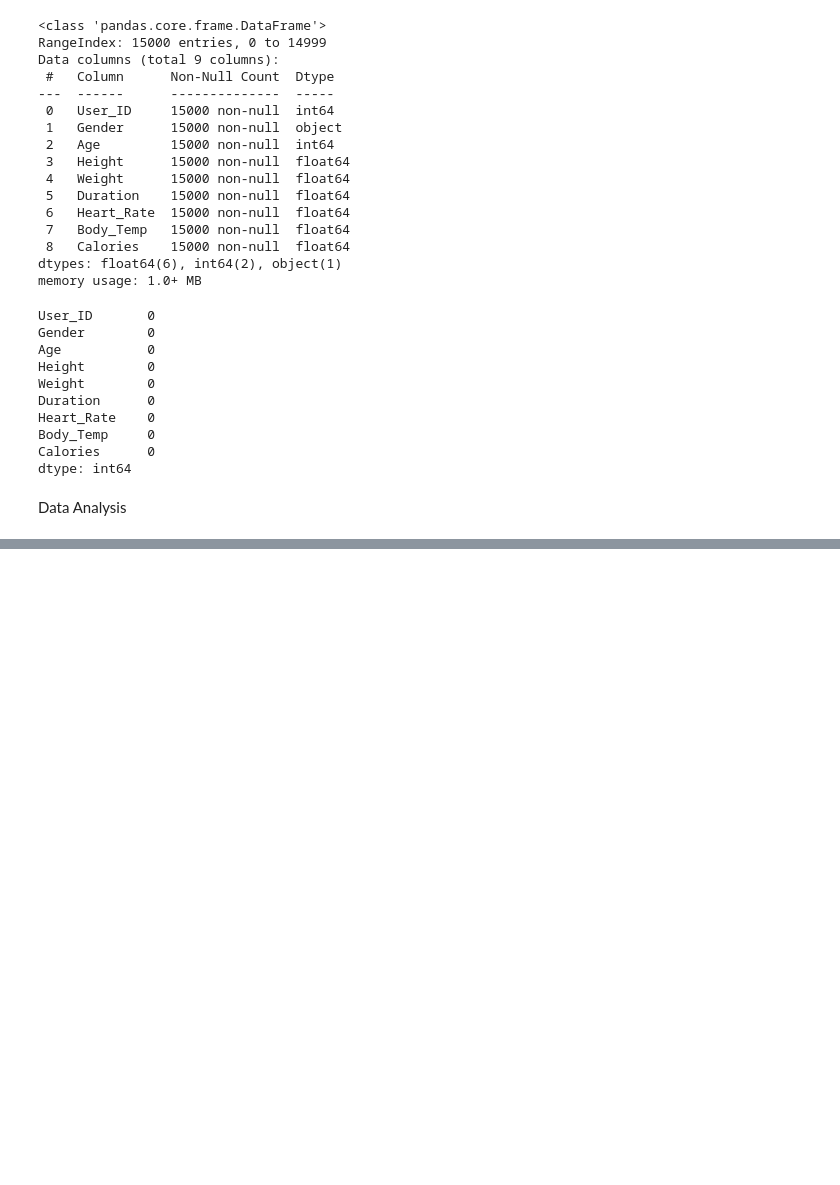
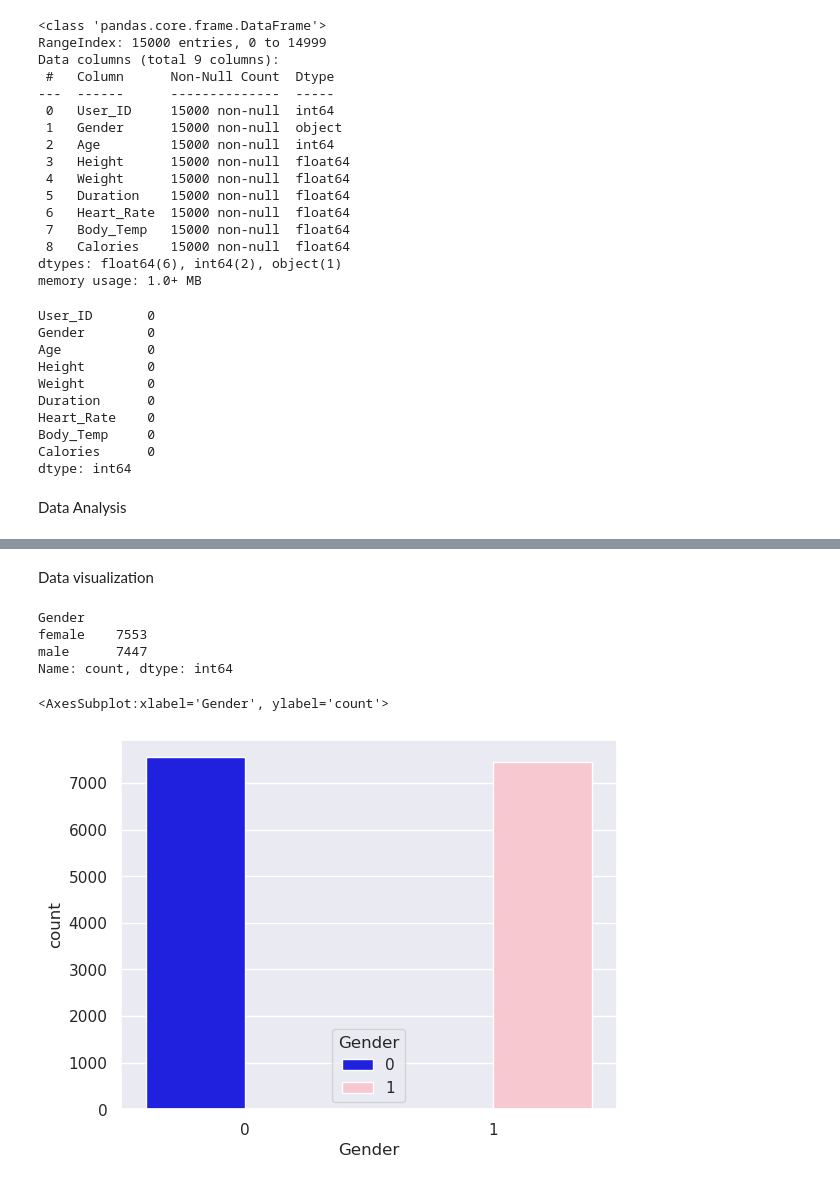
Before and after one commit to Nargesmohammadi/Machine-Learning-Projects, a Jupyter notebook: Clories Burnt Predictiion/Calories Burnt Prediction.ipynb, the cells around one changed output, grey strips where cells are left out. Cells and saved outputs as stored; diff of their text form; code cells hidden in the pictures; blank space fills up the shorter version.

Commit message:
visualization

```diff
--- a/Clories Burnt Predictiion/Calories Burnt Prediction.ipynb
+++ b/Clories Burnt Predictiion/Calories Burnt Prediction.ipynb
@@ -88,3 +88,19 @@ data.describe()
 | 50% | 1.499728e+07 | 39.000000 | 175.000000 | 74.000000 | 16.000000 | 96.000000 | 40.200000 | 79.000000 |
 | 75% | 1.744928e+07 | 56.000000 | 185.000000 | 87.000000 | 23.000000 | 103.000000 | 40.600000 | 138.000000 |
 | max | 1.999965e+07 | 79.000000 | 222.000000 | 132.000000 | 30.000000 | 128.000000 | 41.500000 | 314.000000 |
+# %% [markdown]
+Data visualization
+# %%
+data['Gender'].value_counts()
+# %% [output]
+Gender
+female    7553
+male      7447
+Name: count, dtype: int64
+# %%
+# the color of the 'male' bars to blue and the color of the 'female' bars to pink
+sns.set()
+sns.countplot(data=data, x='Gender', hue='Gender', palette=['blue', 'pink'])
+# %% [output]
+<AxesSubplot:xlabel='Gender', ylabel='count'>
+[figure, added]
```
Also changed, not shown: parts of 1 cell of this notebook.
